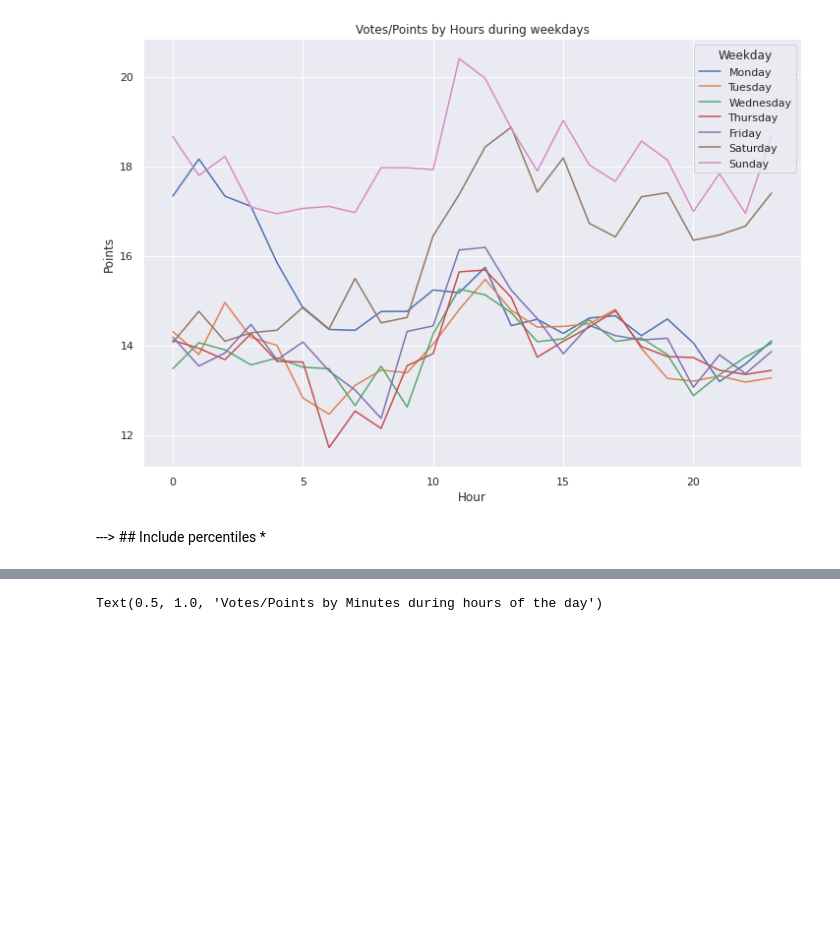
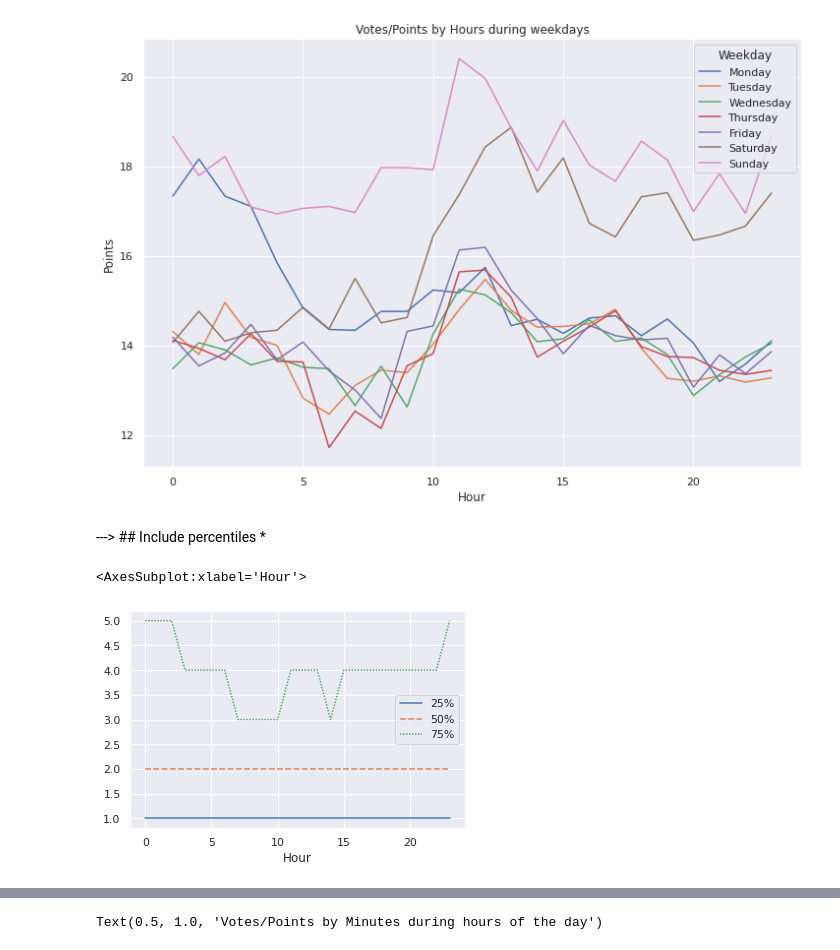
Before and after one commit to Jayjake1/100-Days-of-Code, a Jupyter notebook: hacker-news.ipynb, the cells around one changed output, grey strips where cells are left out. Cells and saved outputs as stored; diff of their text form; code cells hidden in the pictures; blank space fills up the shorter version.

```diff
--- a/hacker-news.ipynb
+++ b/hacker-news.ipynb
@@ -297,3 +297,11 @@ Text(0.5, 1.0, 'Votes/Points by Hours during weekdays')
 [figure]
 # %% [markdown]
 ---> ## Include percentiles *
+# %%
+df_1 = df.copy()
+# %%
+df_1 = df_1.groupby(['Hour']).describe()
+sns.lineplot(data=df_1['Points'][['25%', '50%', '75%']])
+# %% [output]
+<AxesSubplot:xlabel='Hour'>
+[figure, added]
```
Also changed, not shown: parts of 16 cells of this notebook.
